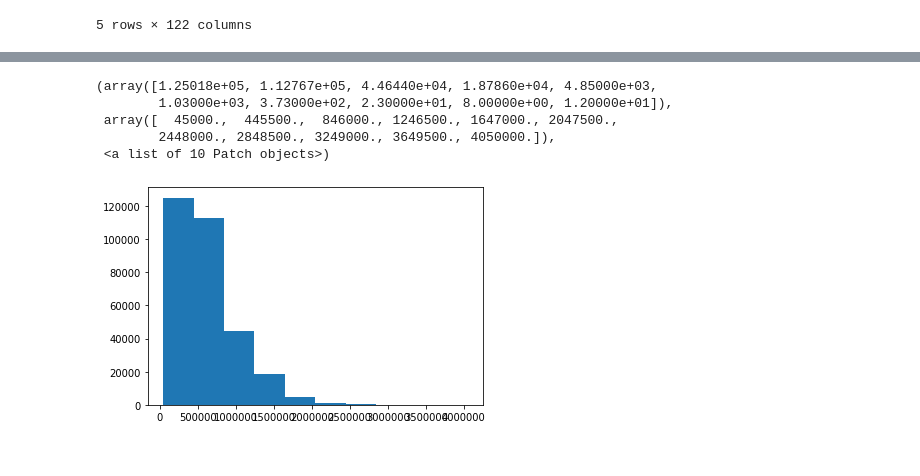
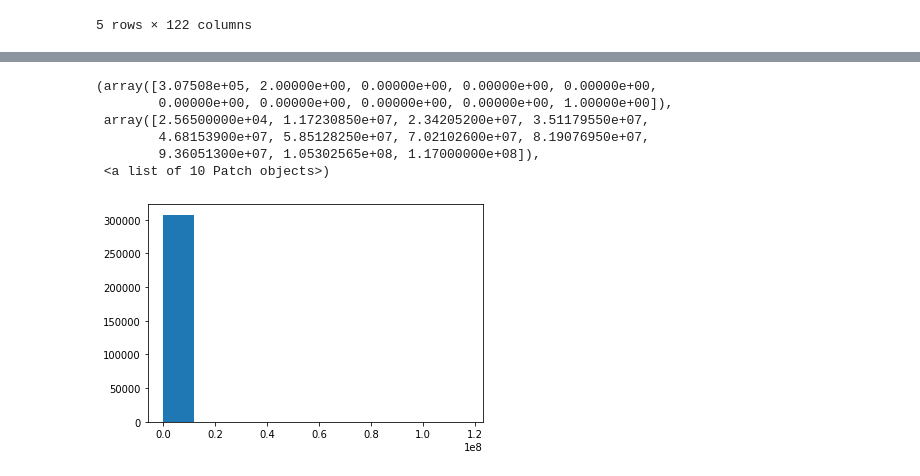
Before and after one commit to eason01258/4th-ML100Days, a Jupyter notebook: homework/Day_008_HW.ipynb, the cells around one changed output, grey strips where cells are left out. Cells and saved outputs as stored; diff of their text form; code cells hidden in the pictures.

```diff
--- a/homework/Day_008_HW.ipynb
+++ b/homework/Day_008_HW.ipynb
@@ -43,9 +55,10 @@ app_train.head()
 # %%
-plt.hist(app_train['AMT_CREDIT'])
+plt.hist(app_train['AMT_INCOME_TOTAL'])
 # %% [output]
-(array([1.25018e+05, 1.12767e+05, 4.46440e+04, 1.87860e+04, 4.85000e+03,
-        1.03000e+03, 3.73000e+02, 2.30000e+01, 8.00000e+00, 1.20000e+01]),
- array([  45000.,  445500.,  846000., 1246500., 1647000., 2047500.,
-        2448000., 2848500., 3249000., 3649500., 4050000.]),
+(array([3.07508e+05, 2.00000e+00, 0.00000e+00, 0.00000e+00, 0.00000e+00,
+        0.00000e+00, 0.00000e+00, 0.00000e+00, 0.00000e+00, 1.00000e+00]),
+ array([2.56500000e+04, 1.17230850e+07, 2.34205200e+07, 3.51179550e+07,
+        4.68153900e+07, 5.85128250e+07, 7.02102600e+07, 8.19076950e+07,
+        9.36051300e+07, 1.05302565e+08, 1.17000000e+08]),
  <a list of 10 Patch objects>)
-[figure, old version]
+[figure, new version]
```
Also changed, not shown: parts of 4 cells of this notebook, 1 other file.
